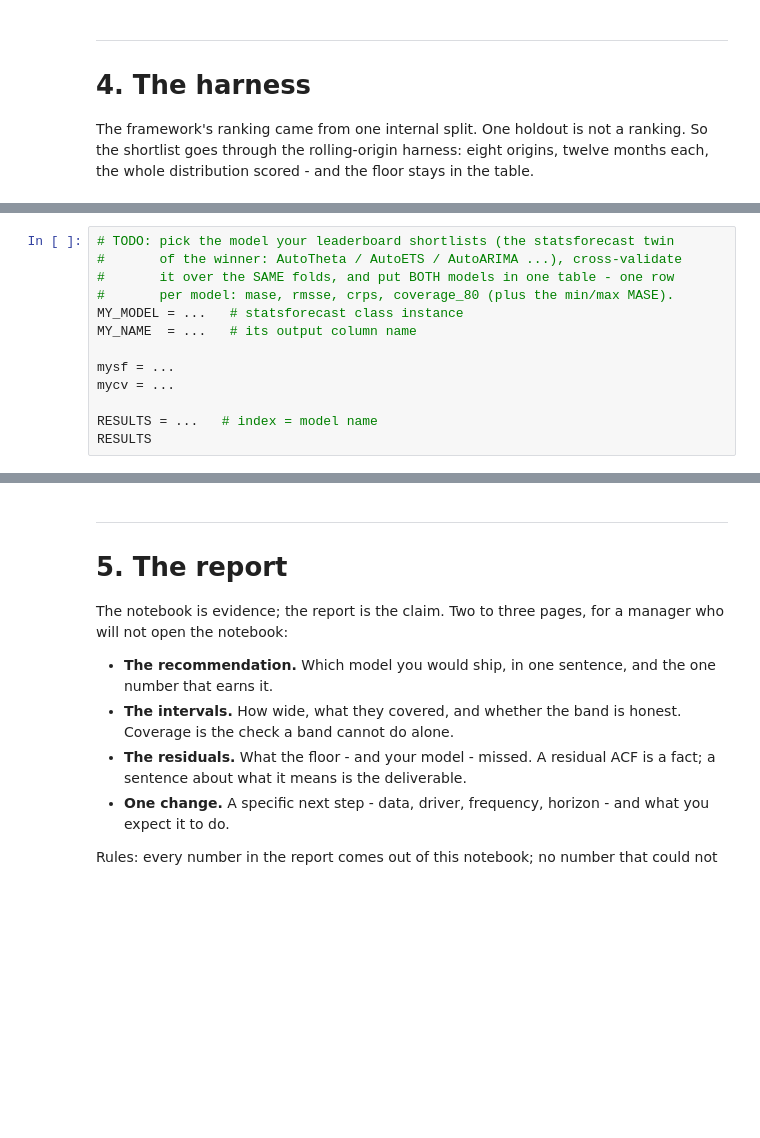
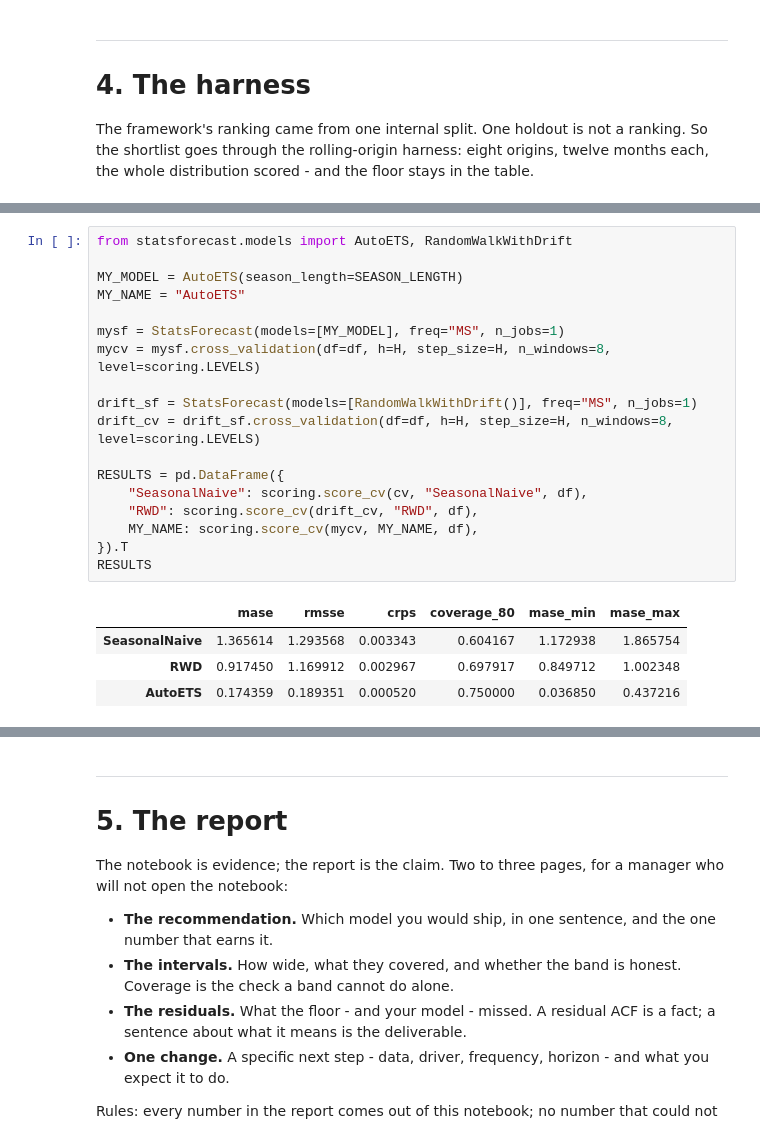
Before and after one commit to Ahmed-Bah/Global-CO2-Forecasting, a Jupyter notebook: project.ipynb, the cells around one changed output, grey strips where cells are left out. Drawn from its saved outputs; the diff is of its cells as text; blank space fills up the shorter version.

```diff
--- a/project.ipynb
+++ b/project.ipynb
@@ -289,13 +330,23 @@ cv.head()
 # %%
-# TODO: pick the model your leaderboard shortlists (the statsforecast twin
-#       of the winner: AutoTheta / AutoETS / AutoARIMA ...), cross-validate
-#       it over the SAME folds, and put BOTH models in one table - one row
-#       per model: mase, rmsse, crps, coverage_80 (plus the min/max MASE).
-MY_MODEL = ...   # statsforecast class instance
-MY_NAME  = ...   # its output column name
+from statsforecast.models import AutoETS, RandomWalkWithDrift
 
-mysf = ...
-mycv = ...
+MY_MODEL = AutoETS(season_length=SEASON_LENGTH)
+MY_NAME = "AutoETS"
 
-RESULTS = ...   # index = model name
+mysf = StatsForecast(models=[MY_MODEL], freq="MS", n_jobs=1)
+mycv = mysf.cross_validation(df=df, h=H, step_size=H, n_windows=8, level=scoring.LEVELS)
+
+drift_sf = StatsForecast(models=[RandomWalkWithDrift()], freq="MS", n_jobs=1)
+drift_cv = drift_sf.cross_validation(df=df, h=H, step_size=H, n_windows=8, level=scoring.LEVELS)
+
+RESULTS = pd.DataFrame({
+    "SeasonalNaive": scoring.score_cv(cv, "SeasonalNaive", df),
+    "RWD": scoring.score_cv(drift_cv, "RWD", df),
+    MY_NAME: scoring.score_cv(mycv, MY_NAME, df),
+}).T
 RESULTS
+# %% [output]
+|  | mase | rmsse | crps | coverage_80 | mase_min | mase_max |
+| SeasonalNaive | 1.365614 | 1.293568 | 0.003343 | 0.604167 | 1.172938 | 1.865754 |
+| RWD | 0.917450 | 1.169912 | 0.002967 | 0.697917 | 0.849712 | 1.002348 |
+| AutoETS | 0.174359 | 0.189351 | 0.000520 | 0.750000 | 0.036850 | 0.437216 |
```
Also changed, not shown: parts of 20 cells of this notebook, 2 other files.
